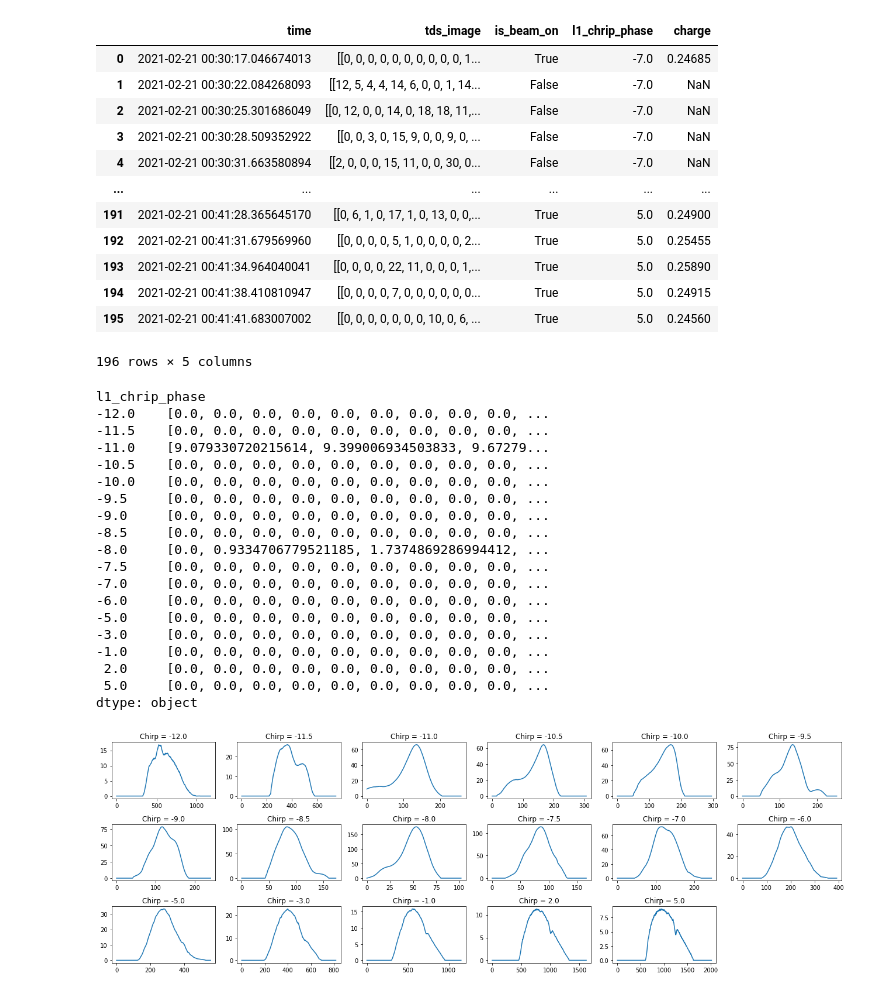
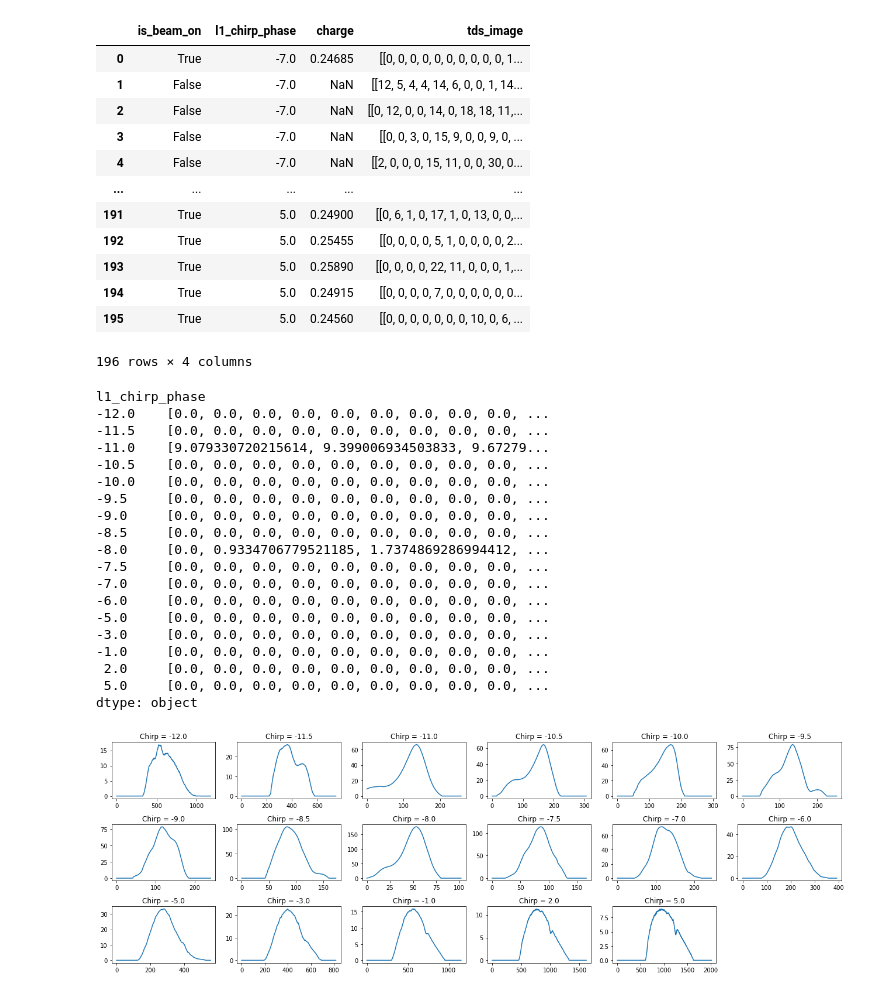
Before and after one commit to jank324/spectral-vd-euxfel, a Jupyter notebook: preprocess.ipynb, the cells around one changed output. Drawn from its saved outputs; the diff is of its cells as text; code cells hidden in the pictures.

Commit message:
Reduced TDS data inplace

```diff
--- a/preprocess.ipynb
+++ b/preprocess.ipynb
@@ -7,27 +11,39 @@ import pandas as pd
-# %%
-tds = pd.read_pickle("reduced/tds_phase_1.pkl")
-tds
-# %% [output]
-|  | time | tds_image | is_beam_on | l1_chrip_phase | charge |
-| 0 | 2021-02-21 00:30:17.046674013 | [[0, 0, 0, 0, 0, 0, 0, 0, 0, 0, 1... | True | -7.0 | 0.24685 |
-| 1 | 2021-02-21 00:30:22.084268093 | [[12, 5, 4, 4, 14, 6, 0, 0, 1, 14... | False | -7.0 | NaN |
-| 2 | 2021-02-21 00:30:25.301686049 | [[0, 12, 0, 0, 14, 0, 18, 18, 11,... | False | -7.0 | NaN |
-| 3 | 2021-02-21 00:30:28.509352922 | [[0, 0, 3, 0, 15, 9, 0, 0, 9, 0, ... | False | -7.0 | NaN |
-| 4 | 2021-02-21 00:30:31.663580894 | [[2, 0, 0, 0, 15, 11, 0, 0, 30, 0... | False | -7.0 | NaN |
-| ... | ... | ... | ... | ... | ... |
-| 191 | 2021-02-21 00:41:28.365645170 | [[0, 6, 1, 0, 17, 1, 0, 13, 0, 0,... | True | 5.0 | 0.24900 |
-| 192 | 2021-02-21 00:41:31.679569960 | [[0, 0, 0, 0, 5, 1, 0, 0, 0, 0, 2... | True | 5.0 | 0.25455 |
-| 193 | 2021-02-21 00:41:34.964040041 | [[0, 0, 0, 0, 22, 11, 0, 0, 0, 1,... | True | 5.0 | 0.25890 |
-| 194 | 2021-02-21 00:41:38.410810947 | [[0, 0, 0, 0, 7, 0, 0, 0, 0, 0, 0... | True | 5.0 | 0.24915 |
-| 195 | 2021-02-21 00:41:41.683007002 | [[0, 0, 0, 0, 0, 0, 0, 10, 0, 6, ... | True | 5.0 | 0.24560 |
-196 rows × 5 columns
+# %%
+# Reduce originally recorded data to a simple and readable DataFrame of only what I need
+snapshot_db = SnapshotDB("original/20210221-01_30_17_scan_phase1.pcl")
+tds = snapshot_db.load()
+
+is_beam_on = tds["XFEL.UTIL/BUNCH_PATTERN/CONTROL/BEAM_ALLOWED"].astype("bool")
+l1_chirp_phase = tds["XFEL.RF/LLRF.SUMVOLTAGE_CTRL/L1/SUMVOLTAGE.CHIRP.SP.1"]
+charge = tds["XFEL.DIAG/CHARGE.ML/TORA.25.I1/CHARGE.ALL"]
+tds_image = tds["XFEL.DIAG/CAMERA/OTRA.473.B2D/IMAGE_EXT_ZMQ"].apply(lambda path: pickle.load(open("original/"+path[2:-4]+".pcl", "rb")))
+
+reduced = pd.DataFrame({"is_beam_on": is_beam_on,
+                        "l1_chirp_phase": l1_chirp_phase,
+                        "charge": charge,
+                        "tds_image": tds_image})
+reduced
+# %% [output]
+|  | is_beam_on | l1_chirp_phase | charge | tds_image |
+| 0 | True | -7.0 | 0.24685 | [[0, 0, 0, 0, 0, 0, 0, 0, 0, 0, 1... |
+| 1 | False | -7.0 | NaN | [[12, 5, 4, 4, 14, 6, 0, 0, 1, 14... |
+| 2 | False | -7.0 | NaN | [[0, 12, 0, 0, 14, 0, 18, 18, 11,... |
+| 3 | False | -7.0 | NaN | [[0, 0, 3, 0, 15, 9, 0, 0, 9, 0, ... |
+| 4 | False | -7.0 | NaN | [[2, 0, 0, 0, 15, 11, 0, 0, 30, 0... |
+| ... | ... | ... | ... | ... |
+| 191 | True | 5.0 | 0.24900 | [[0, 6, 1, 0, 17, 1, 0, 13, 0, 0,... |
+| 192 | True | 5.0 | 0.25455 | [[0, 0, 0, 0, 5, 1, 0, 0, 0, 0, 2... |
+| 193 | True | 5.0 | 0.25890 | [[0, 0, 0, 0, 22, 11, 0, 0, 0, 1,... |
+| 194 | True | 5.0 | 0.24915 | [[0, 0, 0, 0, 7, 0, 0, 0, 0, 0, 0... |
+| 195 | True | 5.0 | 0.24560 | [[0, 0, 0, 0, 0, 0, 0, 10, 0, 6, ... |
+196 rows × 4 columns
 # %%
-background = tds.loc[1:6,"tds_image"].mean()
+background = reduced.loc[1:6,"tds_image"].mean()
 
-preprocessed = tds.loc[6:,["l1_chrip_phase","charge","tds_image"]].copy()
+preprocessed = reduced.loc[6:,["l1_chirp_phase","charge","tds_image"]].copy()
 
 # Average all five images per chirp setting
-preprocessed = preprocessed.groupby("l1_chrip_phase").apply(np.mean).drop("l1_chrip_phase", axis=1)
+preprocessed = preprocessed.groupby("l1_chirp_phase").apply(np.mean).drop("l1_chirp_phase", axis=1)
 preprocessed["tds_image"] = preprocessed["tds_image"].apply(lambda image: image.clip(0, 4095))
 
 # Remove background
@@ -63,7 +79,7 @@ def extract_current_profile(row):
 preprocessed = preprocessed.apply(extract_current_profile, axis=1)
 preprocessed
 # %% [output]
-l1_chrip_phase
+l1_chirp_phase
 -12.0    [0.0, 0.0, 0.0, 0.0, 0.0, 0.0, 0.0, 0.0, 0.0, ...
 -11.5    [0.0, 0.0, 0.0, 0.0, 0.0, 0.0, 0.0, 0.0, 0.0, ...
 -11.0    [9.079330720215614, 9.399006934503833, 9.67279...
```
Also changed, not shown: parts of 1 cell of this notebook.
